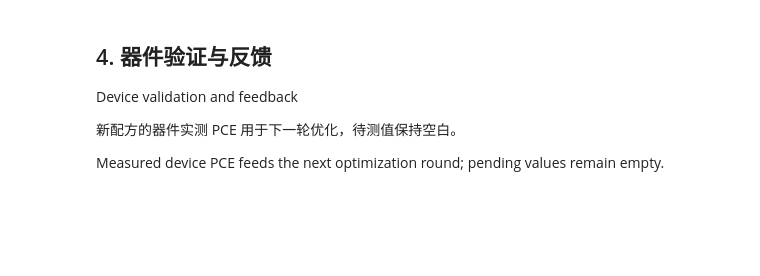
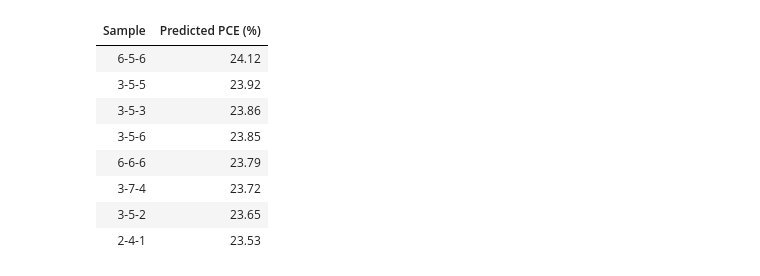
Before and after one commit to HM-Laboratory/PerovSeek, a Jupyter notebook: notebooks/PerovSeek_demo.ipynb, the cells around one changed output. Saved outputs shown, nothing was run; the diff lists cells and outputs as text; code cells hidden in the pictures; blank space fills up the shorter version.

```diff
--- a/notebooks/PerovSeek_demo.ipynb
+++ b/notebooks/PerovSeek_demo.ipynb
@@ -82,7 +86,5 @@ display(spectrum_figure)
 # %%
 CHECKPOINT = PROJECT / "checkpoints/spectral_pce_state.pt"
 predictor = SpectralPredictor(CHECKPOINT)
-predictions = predictor.predict(spectra, subset="test")
+predictions = predictor.predict(spectra)
 predictions.to_csv(OUTPUT / "spectral_predictions.csv", index=False)
-
-display(predictions.head(5).round(3))
@@ -95,12 +91,17 @@ display(pd.Series(metrics, name="Test results"))
 # %%
 ranked = predictions.sort_values("predicted_pce_percent", ascending=False).head(8)
-ranked.to_csv(OUTPUT / "ranked_spectral_samples.csv", index=False)
-display(ranked.round(2))
+ranked.to_csv(OUTPUT / "ranked_spectra.csv", index=False)
+ranking_view = ranked[["sample_id", "predicted_pce_percent"]].rename(
+    columns={"sample_id": "Sample", "predicted_pce_percent": "Predicted PCE (%)"}
+)
+display(ranking_view.style.hide(axis="index").format(precision=2))
+# %% [output]
+| Sample | Predicted PCE (%) |
+| 6-5-6 | 24.12 |
+| 3-5-5 | 23.92 |
+| 3-5-3 | 23.86 |
+| 3-5-6 | 23.85 |
+| 6-6-6 | 23.79 |
+| 3-7-4 | 23.72 |
+| 3-5-2 | 23.65 |
+| 2-4-1 | 23.53 |
-# %% [markdown]
-## 4. 器件验证与反馈
-
-Device validation and feedback
-
-新配方的器件实测 PCE 用于下一轮优化，待测值保持空白。
-
-Measured device PCE feeds the next optimization round; pending values remain empty.
```
Also changed, not shown: parts of 15 cells of this notebook, 4 other files.
